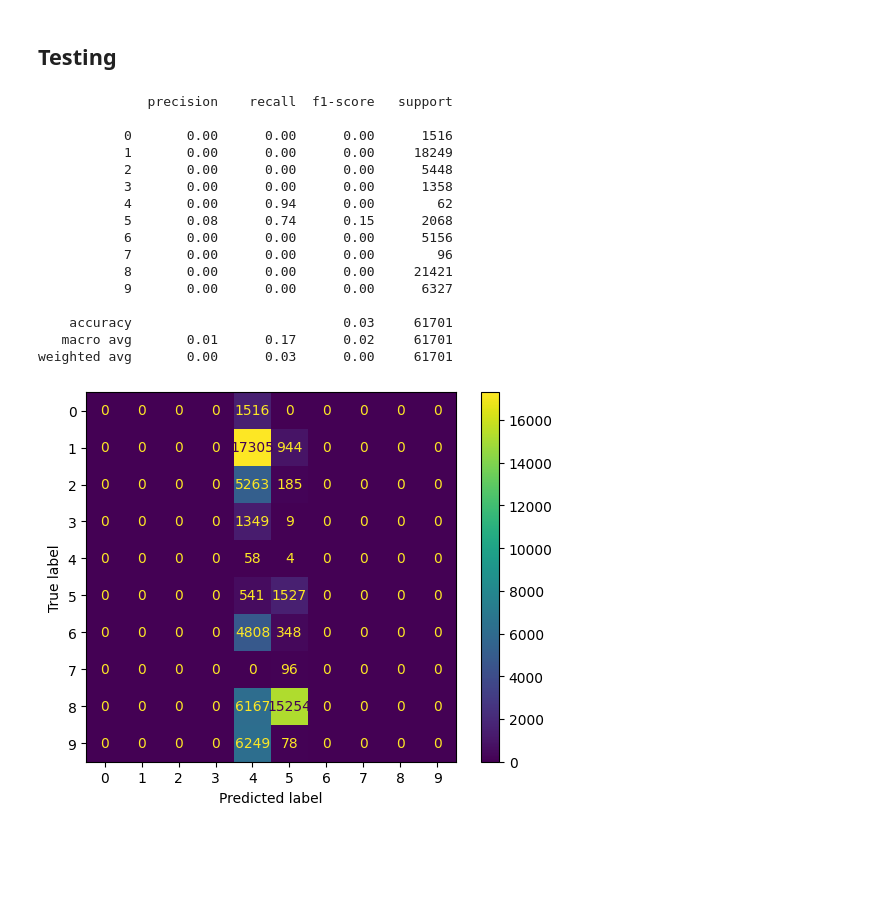
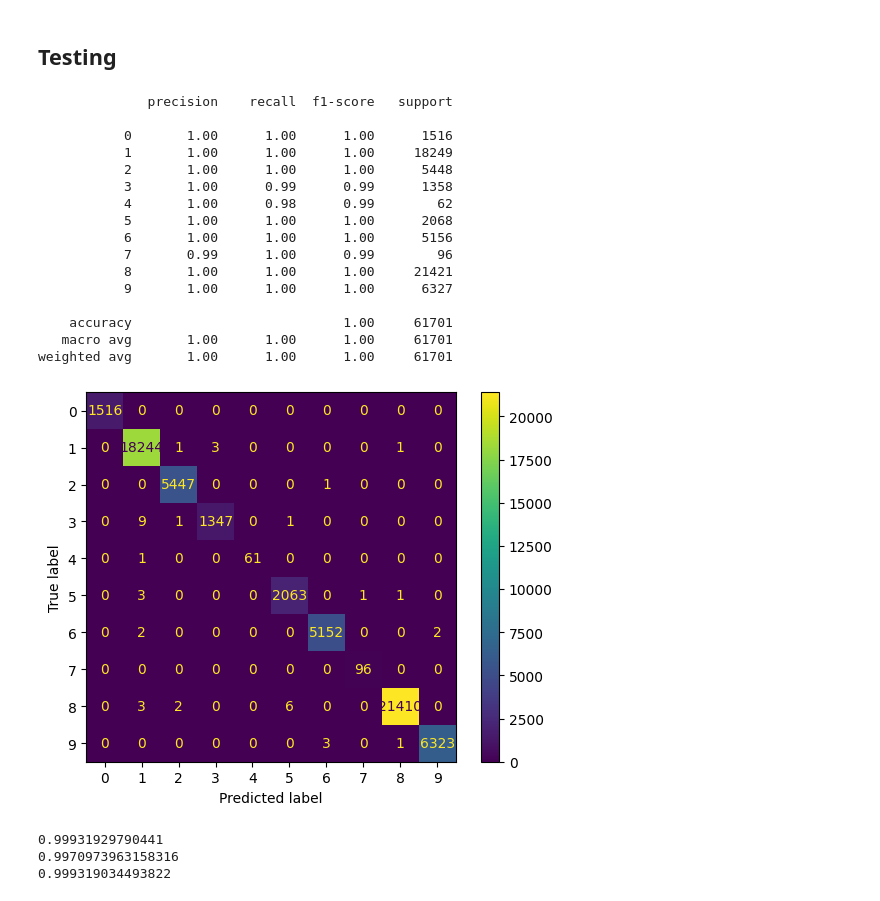
Before and after one commit to benzebra/data-analytics, a Jupyter notebook: train_def.ipynb, the cells around one changed output. Drawn from its saved outputs; the diff is of its cells as text; code cells hidden in the pictures; blank space fills up the shorter version.

```diff
--- a/train_def.ipynb
+++ b/train_def.ipynb
@@ -158,6 +171,9 @@ scaler = preprocessing.StandardScaler()
 scaler.fit(X_train)
 X_train = scaler.transform(X_train)
 X_val = scaler.transform(X_val)
+
+if overfit:
+    X_test = scaler.transform(X_test)
 
 X = scaler.transform(X)
 
@@ -193,9 +209,13 @@ if not ml:
 ### RF
 # %%
 if clf == 'rf':
+    # param_grid = {
+    #     'n_estimators': [50, 100, 200],
+    #     'criterion': ['gini', 'entropy']
+    # }
     param_grid = {
-        'n_estimators': [500, 600],
-        'criterion': ['gini', 'entropy']
+        'n_estimators': [50],
+        'criterion': ['gini']
     }
 
     scoring = ['balanced_accuracy', 'f1_weighted']
@@ -205,10 +225,15 @@ if clf == 'rf':
 ### SVM
 # %%
 if clf == 'svm':
+    # param_grid = {
+    #     'C': [0.1, 1, 10, 100, 1000],
+    #     'kernel': ['linear', 'rbf', 'poly', 'sigmoid'],
+    #     'gamma': ['scale', 'auto']
+    # }
     param_grid = {
-        'C': [0.1, 1, 10, 100, 1000],
-        'kernel': ['linear', 'rbf', 'poly', 'sigmoid'],
-        'gamma': ['scale', 'auto']
+        'C': [1000],
+        'kernel': ['rbf'],
+        'gamma': ['auto']
     }
 
     scoring = ['balanced_accuracy', 'f1_weighted']
@@ -218,9 +243,13 @@ if clf == 'svm':
 ### KNN
 # %%
 if clf == 'knn':
+    # param_grid = {
+    #     'n_neighbors': [10, 20, 50, 100, 500, 775, 900, 1000],
+    #     'p': [1, 2]
+    # }
     param_grid = {
-        'n_neighbors': [10, 20, 50, 100, 500, 775, 900, 1000],
-        'p': [1, 2]
+        'n_neighbors': [2],
+        'p': [1]
     }
 
     scoring = ['balanced_accuracy', 'f1_weighted']
@@ -798,9 +828,7 @@ if ml:
     if overfit:
         y_pred = best_clf.predict(X_test)
         cm = confusion_matrix(y_test, y_pred, labels=classes)
-        disp = ConfusionMatrixDisplay(confusion_matrix=cm, display_labels=classes)
-        disp.plot()
-        print(classification_report(y_test, y_pred))
+        report = print(classification_report(y_test, y_pred))
     else:
         y_pred = best_clf.predict(X_val)
         cm = confusion_matrix(y_val, y_pred, labels=classes)
@@ -819,44 +847,54 @@ else:
 
     elif clf == 'tabtransf':
         test_loader = DataLoader(test_dataset, batch_size=y_test.shape[0], shuffle=False)
 
         _, y_pred, y_true = test_model(model, criterion, test_loader)
         y_pred_c = y_pred.argmax(dim=1, keepdim=True).squeeze()
 
     elif clf == 'tabnet':
         y_pred = model.predict(X_test)
         cm = confusion_matrix(y_test, y_pred, labels=y_test.max().item() + 1)
         disp = ConfusionMatrixDisplay(confusion_matrix=cm, display_labels=y_test.max().item() + 1)
         disp.plot()
         print(classification_report(y_test, y_pred))
 
     if clf != 'tabnet':
         # Print Accuracy, Precision, F1 Score and Confusion Matrix
         print(f"Accuracy: {:.4f} --\t Precision: {:.4f} --\t F1: {:.4f} --\t Balanced Accuracy: {:.4f}".format(
             tm.MulticlassAccuracy().update(y_pred_c, y_test).compute().item(),
             tm.MulticlassPrecision(num_classes=y_test.max().item() + 1).update(y_pred, y_test).compute().item(),
             tm.MulticlassF1Score(num_classes=y_test.max().item() + 1, ).update(y_pred, y_test),
             balanced_accuracy_score(y_test.cpu().numpy(), y_pred_c.cpu().numpy())))
 
         print(classification_report(y_test.cpu().numpy(), y_pred_c.cpu().numpy()))
         conf_matrix = tm.MulticlassConfusionMatrix(num_classes=y_test.max().item() + 1)
         conf_matrix.update(y_pred_c, y_test)
         ConfusionMatrixDisplay(conf_matrix.compute().cpu().numpy()).plot()
 # %% [output]
               precision    recall  f1-score   support
 
-           0       0.00      0.00      0.00      1516
-           1       0.00      0.00      0.00     18249
-           2       0.00      0.00      0.00      5448
-           3       0.00      0.00      0.00      1358
-           4       0.00      0.94      0.00        62
-           5       0.08      0.74      0.15      2068
-           6       0.00      0.00      0.00      5156
-           7       0.00      0.00      0.00        96
-           8       0.00      0.00      0.00     21421
-           9       0.00      0.00      0.00      6327
+           0       1.00      1.00      1.00      1516
+           1       1.00      1.00      1.00     18249
+           2       1.00      1.00      1.00      5448
+           3       1.00      0.99      0.99      1358
+           4       1.00      0.98      0.99        62
+           5       1.00      1.00      1.00      2068
+           6       1.00      1.00      1.00      5156
+           7       0.99      1.00      0.99        96
+           8       1.00      1.00      1.00     21421
+           9       1.00      1.00      1.00      6327
 
-    accuracy                           0.03     61701
-   macro avg       0.01      0.17      0.02     61701
-weighted avg       0.00      0.03      0.00     61701
+    accuracy                           1.00     61701
+   macro avg       1.00      1.00      1.00     61701
+weighted avg       1.00      1.00      1.00     61701
-[figure, old version]
+[figure, new version]
+# %%
+from sklearn.metrics import accuracy_score, f1_score, balanced_accuracy_score
+
+print(accuracy_score(y_test, y_pred))
+print(balanced_accuracy_score(y_test, y_pred))
+print(f1_score(y_test, y_pred, average='weighted'))
+# %% [output]
+0.99931929790441
+0.9970973963158316
+0.999319034493822
```
Also changed, not shown: parts of 4 cells of this notebook.
